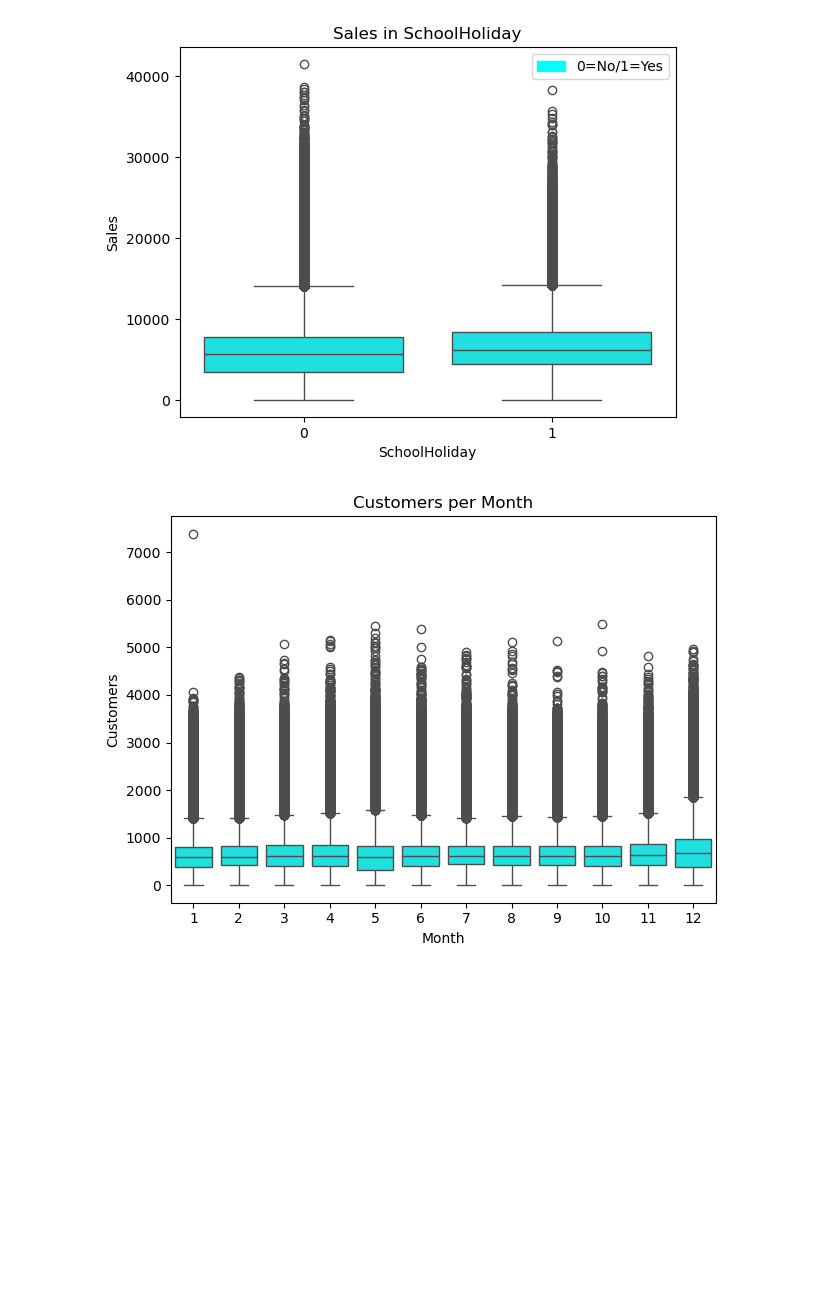
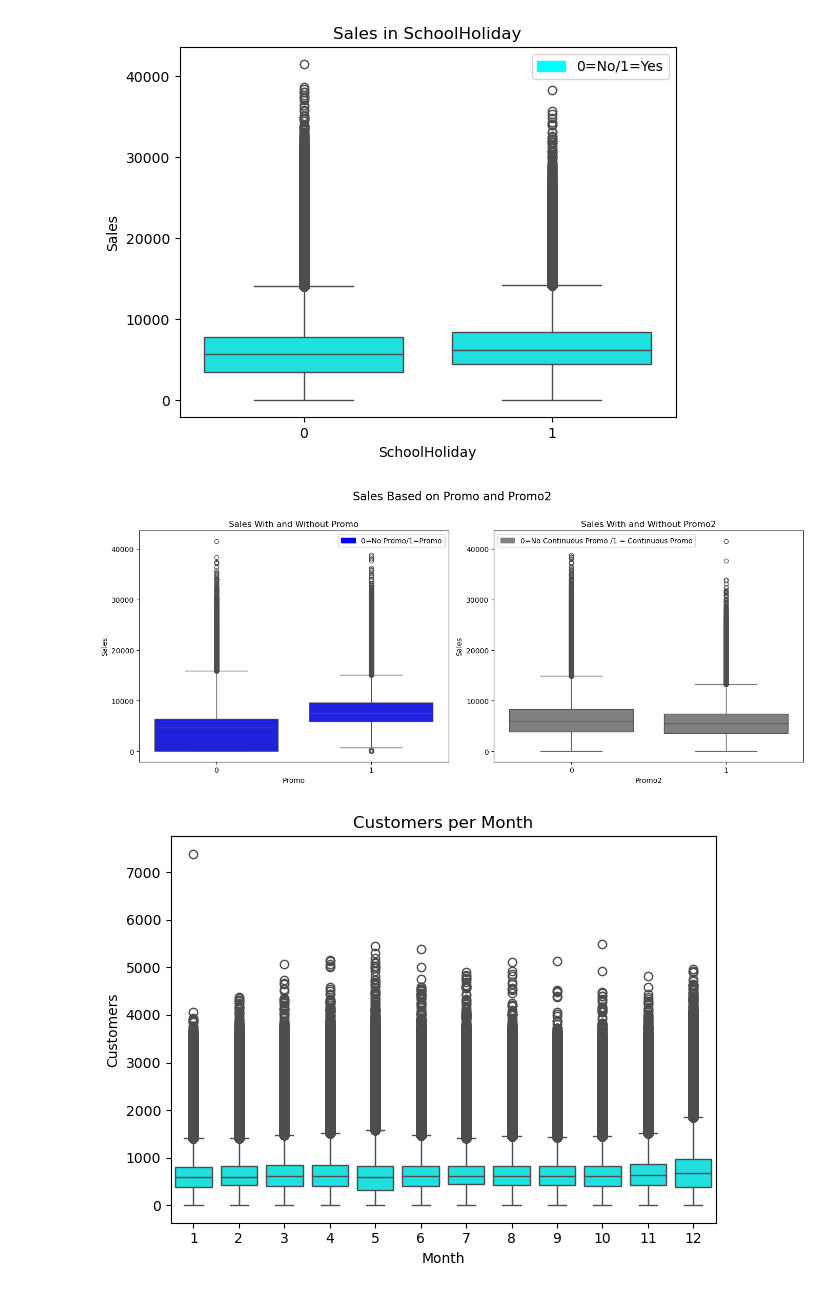
Before and after one commit to GeorgeStampolidiss/Projects, a Jupyter notebook: Project1_GStampolidis.ipynb, the cells around one changed output. Cells and saved outputs as stored; diff of their text form; code cells hidden in the pictures; blank space fills up the shorter version.

```diff
--- a/Project1_GStampolidis.ipynb
+++ b/Project1_GStampolidis.ipynb
@@ -1113,21 +1118,23 @@ plt.title("Sales per Day")
 # %%
 #Sales based on Promo and Promo2
 fig,ax=plt.subplots(1, 2,figsize=(14, 6))
-sns.boxplot(data=data,x='Promo',y='Sales',color="cyan",ax=ax[0])
+sns.boxplot(data=data,x='Promo',y='Sales',color="blue",ax=ax[0])
 ax[0].set_title("Sales With and Without Promo")
-custom_legend_1=[Patch(color="cyan",label="0=No Promo/1=Promo")]
+custom_legend_1=[Patch(color="blue",label="0=No Promo/1=Promo")]
 ax[0].legend(handles=custom_legend_1, title="")
 
-sns.boxplot(data=data,x='Promo2',y='Sales',color="cyan",ax=ax[1])
+sns.boxplot(data=data,x='Promo2',y='Sales',color="grey",ax=ax[1])
 ax[1].set_title("Sales With and Without Promo2")
-custom_legend_2=[Patch(color="cyan",label="0=No Continuous Promo /1 = Continuous Promo")]
+custom_legend_2=[Patch(color="grey",label="0=No Continuous Promo /1 = Continuous Promo")]
 ax[1].legend(handles=custom_legend_2, title="")
 
 plt.suptitle("Sales Based on Promo and Promo2", fontsize=16)
 
 plt.tight_layout()
 plt.subplots_adjust(top=0.85)
 plt.show()
+# %% [output]
+[figure, added]
 # %%
 #Customers ~ Date
 data['Date']=pd.to_datetime(data['Date'])
```
Also changed, not shown: parts of 56 cells of this notebook.
